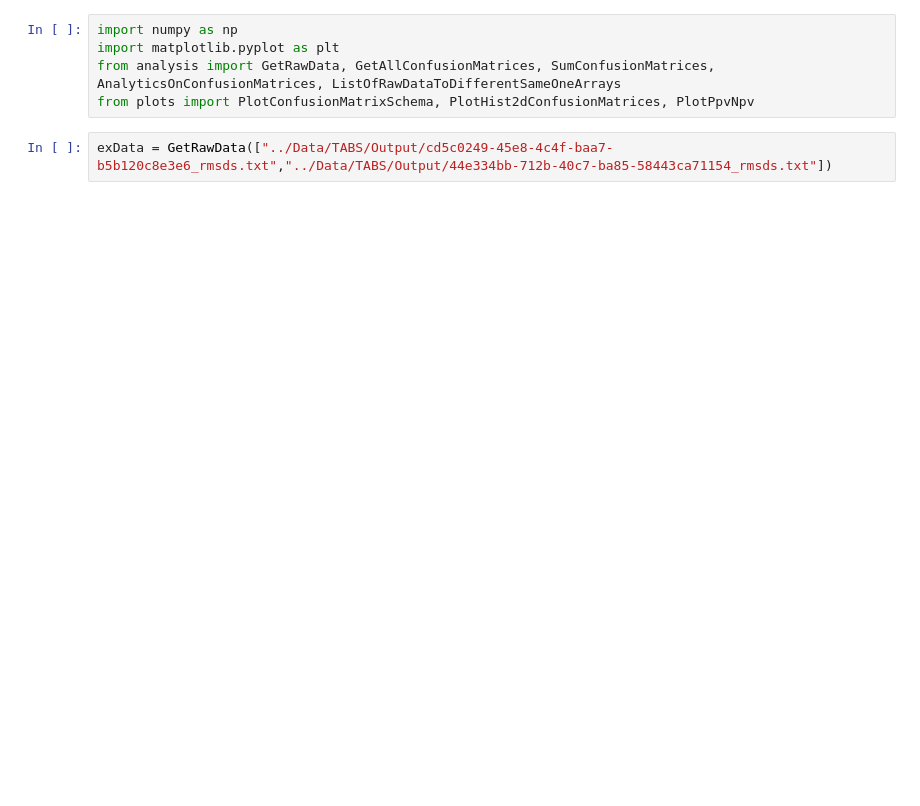
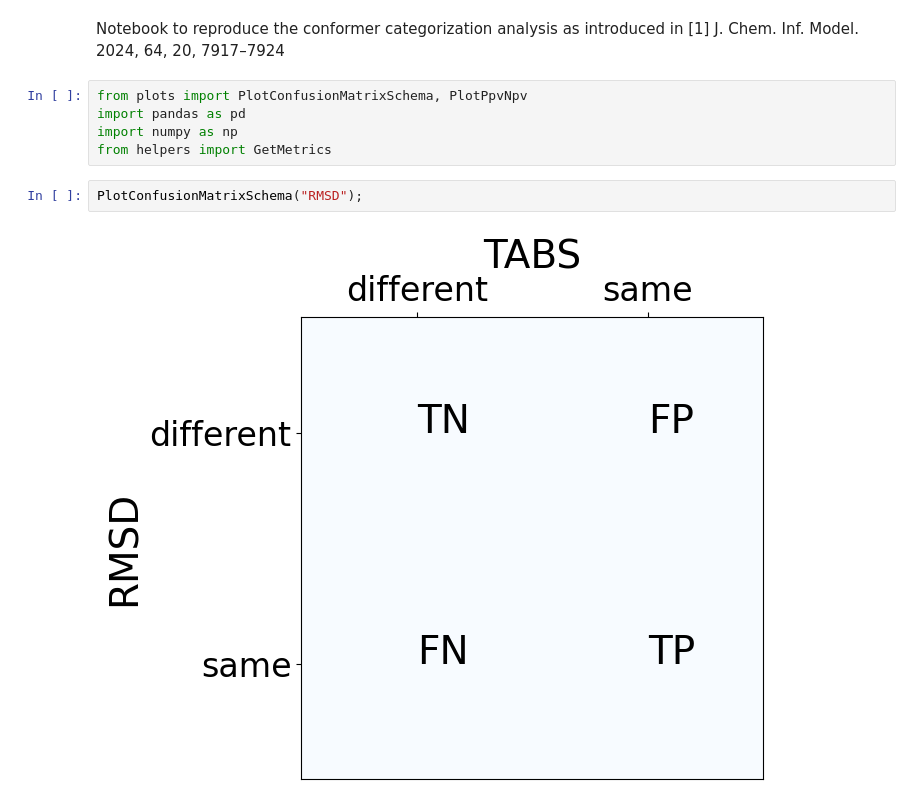
Before and after one commit to rinikerlab/TorsionAngularBinStrings, a Jupyter notebook: Analysis/TabsRmsdAnalysis.ipynb, the cells around one changed output. Saved outputs shown, nothing was run; the diff lists cells and outputs as text; blank space fills up the shorter version.

Commit message:
Analysis/, version2 update

```diff
--- a/Analysis/TabsRmsdAnalysis.ipynb
+++ b/Analysis/TabsRmsdAnalysis.ipynb
@@ -1,7 +1,11 @@
-# %%
-import numpy as np
-import matplotlib.pyplot as plt
-from analysis import GetRawData, GetAllConfusionMatrices, SumConfusionMatrices, AnalyticsOnConfusionMatrices, ListOfRawDataToDifferentSameOneArrays
-from plots import PlotConfusionMatrixSchema, PlotHist2dConfusionMatrices, PlotPpvNpv
-# %%
-exData = GetRawData(["../Data/TABS/Output/cd5c0249-45e8-4c4f-baa7-b5b120c8e3e6_rmsds.txt","../Data/TABS/Output/44e334bb-712b-40c7-ba85-58443ca71154_rmsds.txt"])
+# %% [markdown]
+Notebook to reproduce the conformer categorization analysis as introduced in [1] J. Chem. Inf. Model. 2024, 64, 20, 7917–7924
+# %%
+from plots import PlotConfusionMatrixSchema, PlotPpvNpv
+import pandas as pd
+import numpy as np
+from helpers import GetMetrics
+# %%
+PlotConfusionMatrixSchema("RMSD");
+# %% [output]
+[figure, added]
```
Also changed, not shown: parts of 15 cells of this notebook, 4 other files.
